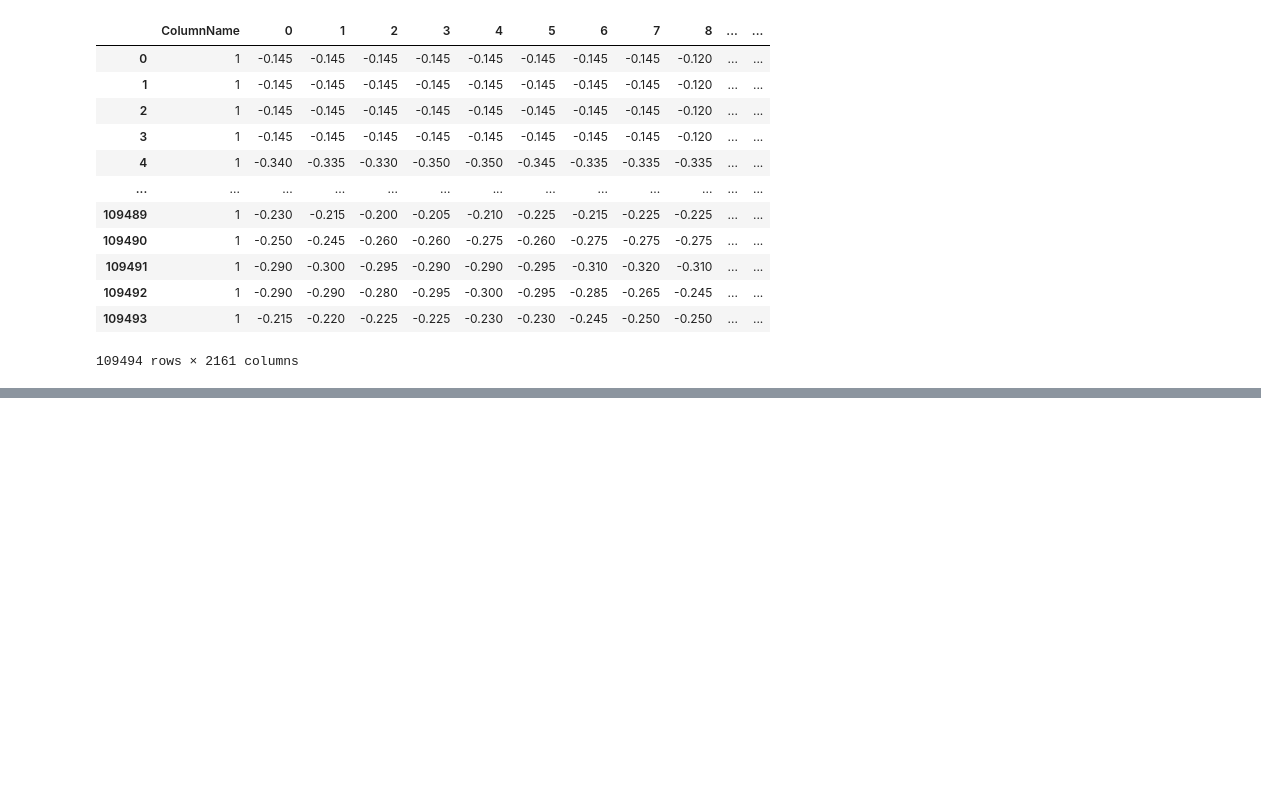
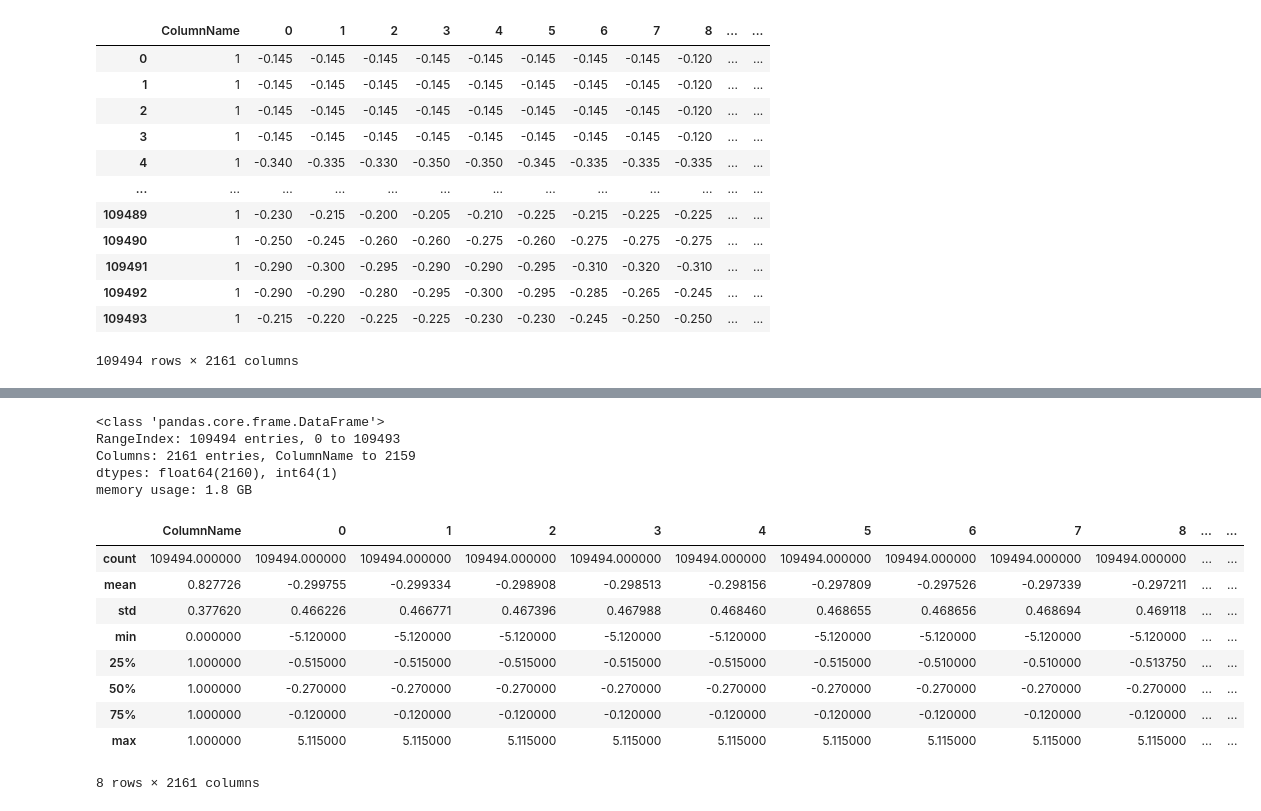
Before and after one commit to arthurdesma/Arrhythmia_Detection_and_Classification, a Jupyter notebook: data_treatement.ipynb, the cells around one changed output, grey strips where cells are left out. Saved outputs shown, nothing was run; the diff lists cells and outputs as text; code cells hidden in the pictures; blank space fills up the shorter version.

Commit message:
Update data_treatement.ipynb
UP

```diff
--- a/data_treatement.ipynb
+++ b/data_treatement.ipynb
@@ -223,3 +222,5 @@ df_fusionné_binaire
 | 109492 | 1 | -0.290 | -0.290 | -0.280 | -0.295 | -0.300 | -0.295 | -0.285 | -0.265 | -0.245 | ... | ... |
 | 109493 | 1 | -0.215 | -0.220 | -0.225 | -0.225 | -0.230 | -0.230 | -0.245 | -0.250 | -0.250 | ... | ... |
 109494 rows × 2161 columns
+# %%
+df = df_fusionné_binaire
@@ -225,0 +237,21 @@ df_fusionné_binaire
+# %%
+df.info()
+# %% [output]
+<class 'pandas.core.frame.DataFrame'>
+RangeIndex: 109494 entries, 0 to 109493
+Columns: 2161 entries, ColumnName to 2159
+dtypes: float64(2160), int64(1)
+memory usage: 1.8 GB
+# %%
+df.describe()
+# %% [output]
+|  | ColumnName | 0 | 1 | 2 | 3 | 4 | 5 | 6 | 7 | 8 | ... | ... |
+| count | 109494.000000 | 109494.000000 | 109494.000000 | 109494.000000 | 109494.000000 | 109494.000000 | 109494.000000 | 109494.000000 | 109494.000000 | 109494.000000 | ... | ... |
+| mean | 0.827726 | -0.299755 | -0.299334 | -0.298908 | -0.298513 | -0.298156 | -0.297809 | -0.297526 | -0.297339 | -0.297211 | ... | ... |
+| std | 0.377620 | 0.466226 | 0.466771 | 0.467396 | 0.467988 | 0.468460 | 0.468655 | 0.468656 | 0.468694 | 0.469118 | ... | ... |
+| min | 0.000000 | -5.120000 | -5.120000 | -5.120000 | -5.120000 | -5.120000 | -5.120000 | -5.120000 | -5.120000 | -5.120000 | ... | ... |
+| 25% | 1.000000 | -0.515000 | -0.515000 | -0.515000 | -0.515000 | -0.515000 | -0.515000 | -0.510000 | -0.510000 | -0.513750 | ... | ... |
+| 50% | 1.000000 | -0.270000 | -0.270000 | -0.270000 | -0.270000 | -0.270000 | -0.270000 | -0.270000 | -0.270000 | -0.270000 | ... | ... |
+| 75% | 1.000000 | -0.120000 | -0.120000 | -0.120000 | -0.120000 | -0.120000 | -0.120000 | -0.120000 | -0.120000 | -0.120000 | ... | ... |
+| max | 1.000000 | 5.115000 | 5.115000 | 5.115000 | 5.115000 | 5.115000 | 5.115000 | 5.115000 | 5.115000 | 5.115000 | ... | ... |
+8 rows × 2161 columns
```
Also changed, not shown: parts of 6 cells of this notebook.
